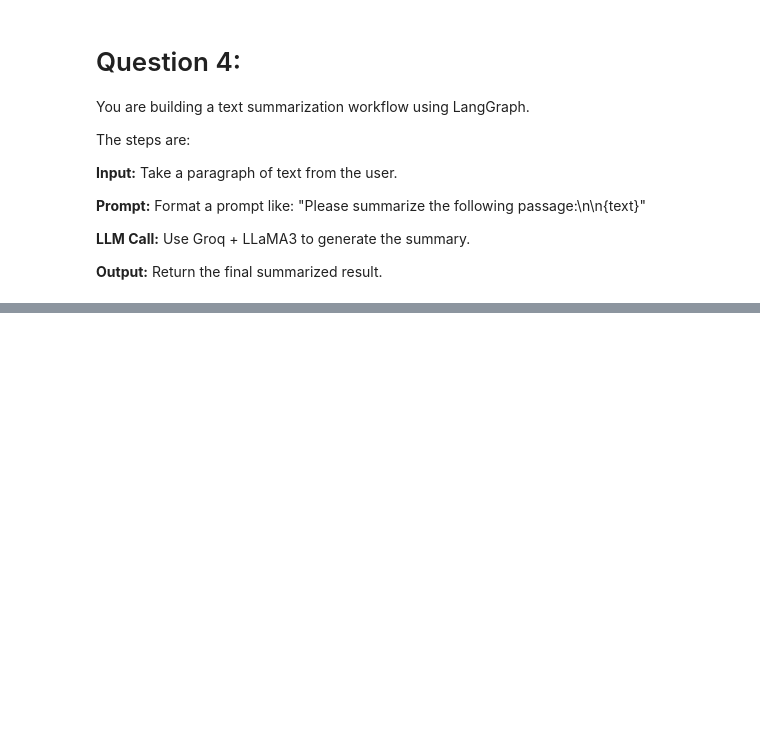
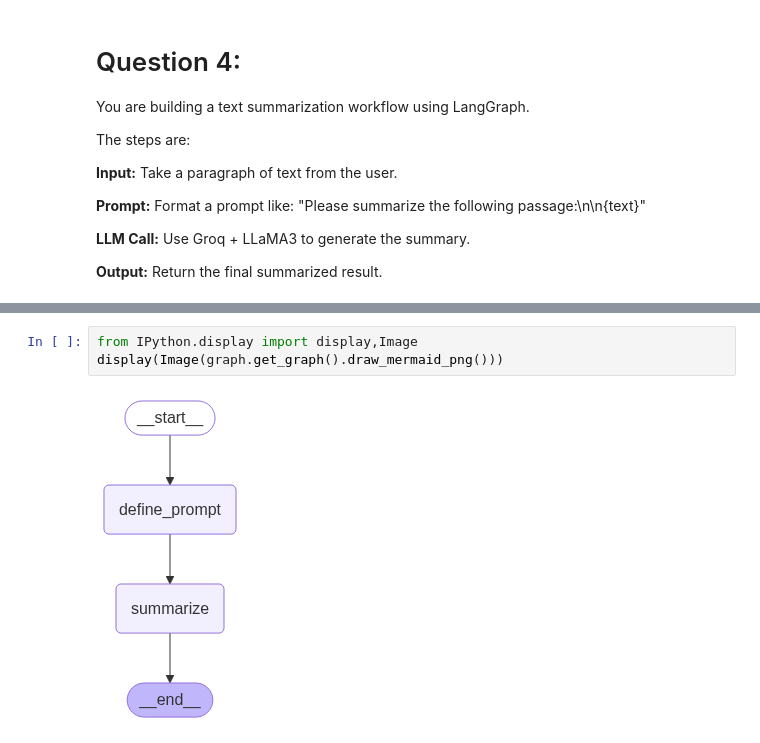
Before and after one commit to Mansi-Dwivedi-04/GenAI, a Jupyter notebook: langgraph.ipynb, the cells around one changed output, grey strips where cells are left out. Saved outputs shown, nothing was run; the diff lists cells and outputs as text; blank space fills up the shorter version.

```diff
--- a/langgraph.ipynb
+++ b/langgraph.ipynb
@@ -339,0 +348,5 @@ answer
+# %%
+from IPython.display import display,Image
+display(Image(graph.get_graph().draw_mermaid_png()))
+# %% [output]
+[figure, added]
```
Also changed, not shown: parts of 12 cells of this notebook.
